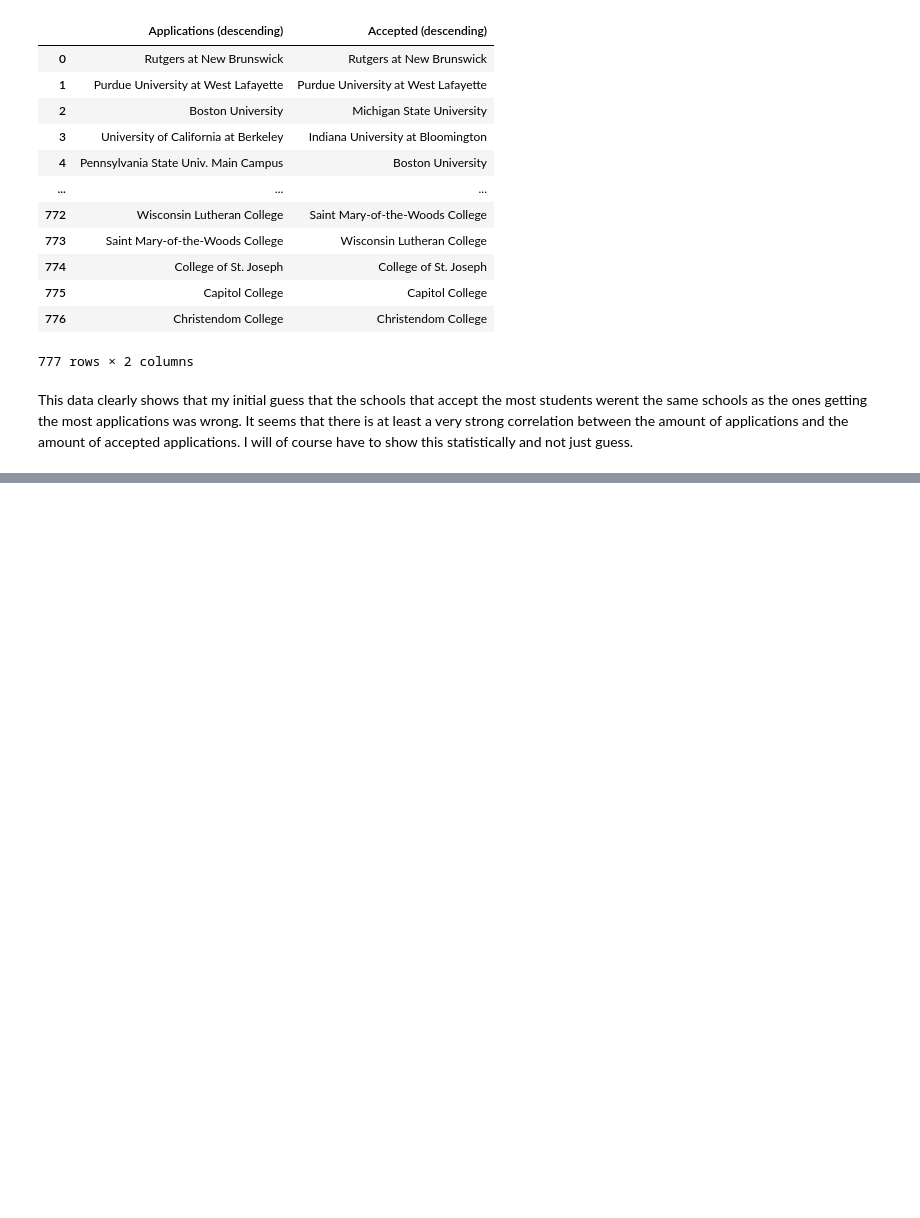
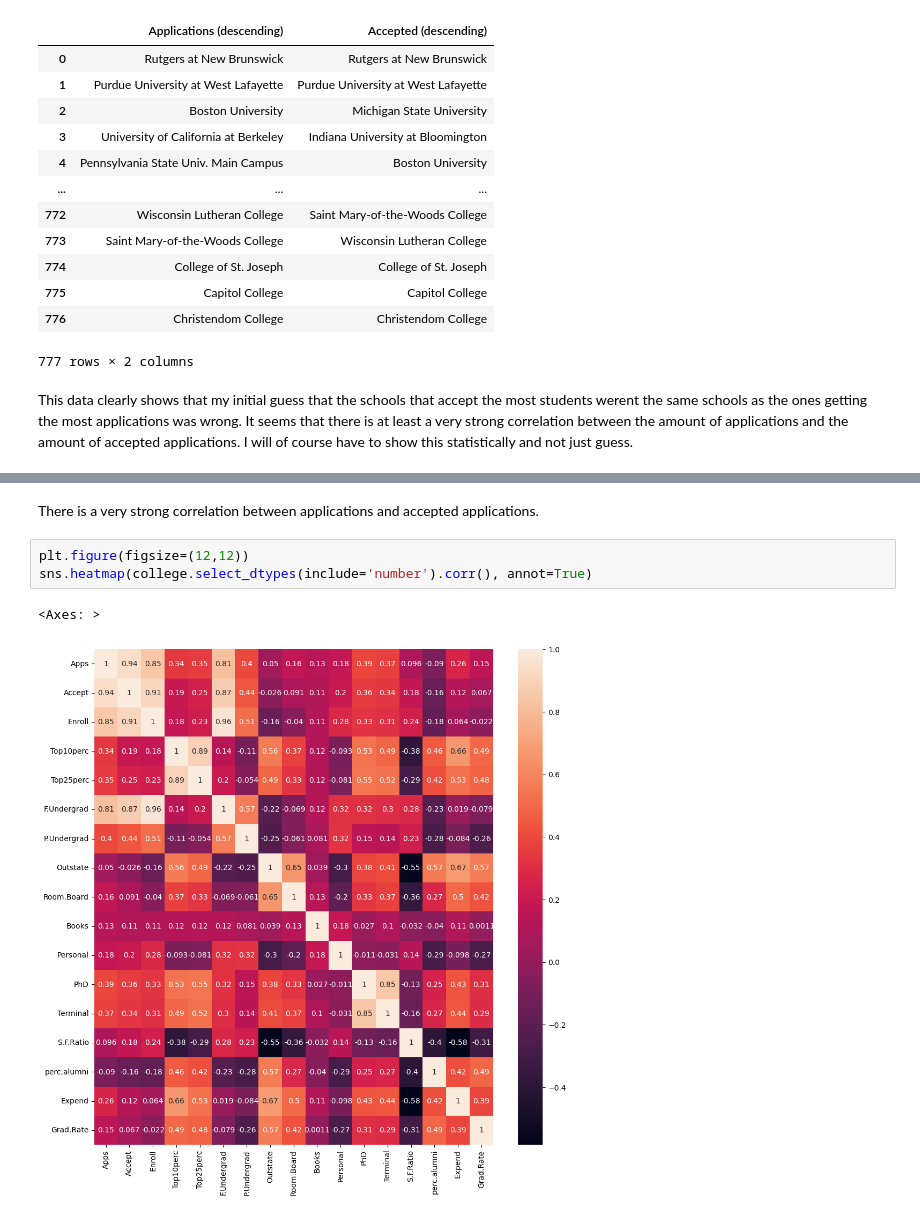
Before and after one commit to Theodor-Helje/python-programming-Theodor-Helje, a Jupyter notebook: Databehandling/Labs/Labb_databehandling/labb_main.ipynb, the cells around one changed output, grey strips where cells are left out. Saved outputs shown, nothing was run; the diff lists cells and outputs as text; blank space fills up the shorter version.

```diff
--- a/Databehandling/Labs/Labb_databehandling/labb_main.ipynb
+++ b/Databehandling/Labs/Labb_databehandling/labb_main.ipynb
@@ -183,0 +190,8 @@ This data clearly shows that my initial guess that the schools that accept the m
+# %% [markdown]
+There is a very strong correlation between applications and accepted applications.
+# %%
+plt.figure(figsize=(12,12))
+sns.heatmap(college.select_dtypes(include='number').corr(), annot=True)
+# %% [output]
+<Axes: >
+[figure, added]
```
Also changed, not shown: parts of 1 cell of this notebook.
